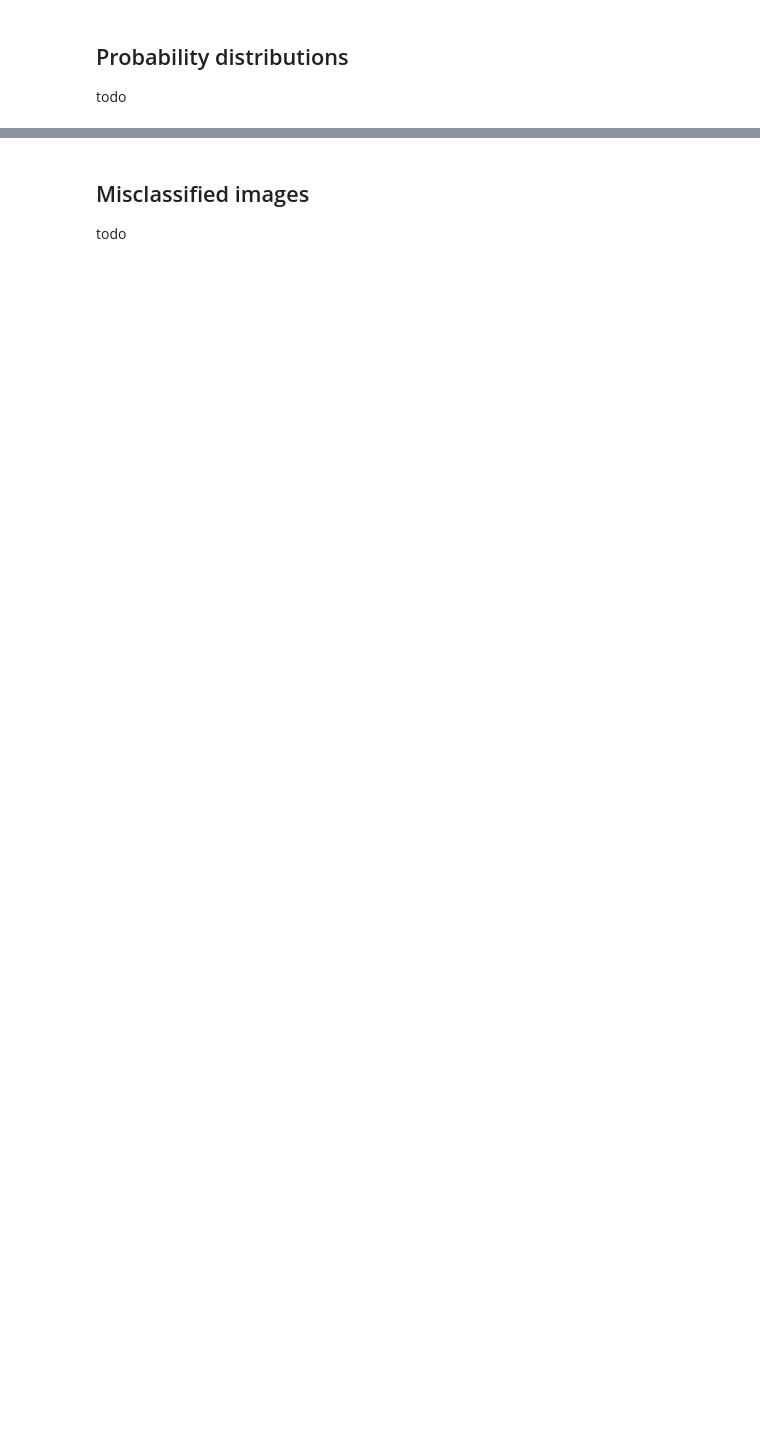
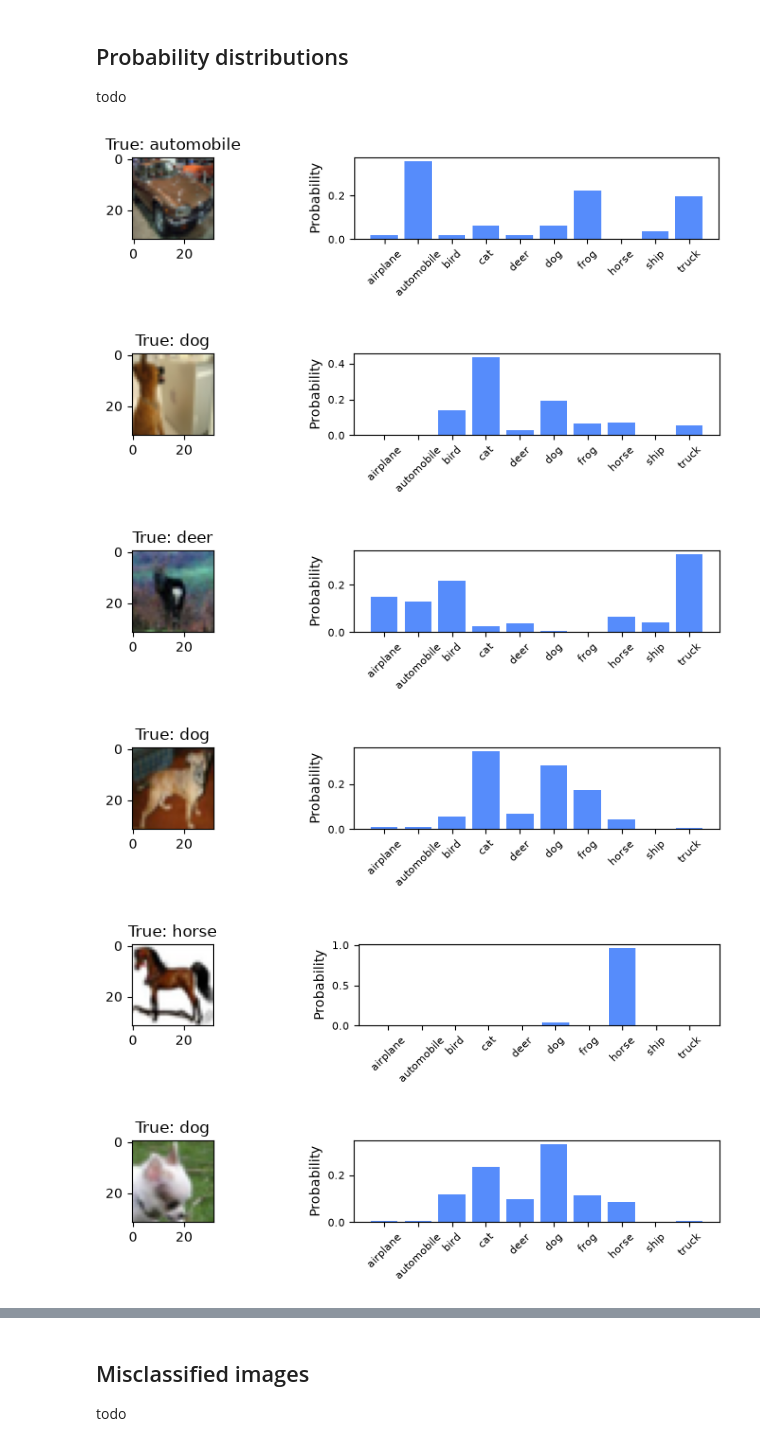
Before and after one commit to alekkiq/neural-networks-g5, a Jupyter notebook: mini-projects/cifar-10/fcn.ipynb, the cells around one changed output, grey strips where cells are left out. Cells and saved outputs as stored; diff of their text form; code cells hidden in the pictures; blank space fills up the shorter version.

```diff
--- a/mini-projects/cifar-10/fcn.ipynb
+++ b/mini-projects/cifar-10/fcn.ipynb
@@ -46,8 +52,14 @@ plt.show()
 
 todo
 # %%
-x_train = x_train.reshape(50000, 3072).astype("float32") / 255
-x_test = x_test.reshape(10000, 3072).astype("float32") / 255
+x_train = x_train.astype("float32")
+x_test = x_test.astype("float32")
+
+mean = x_train.mean(axis=(0,1,2))
+std = x_train.std(axis=(0,1,2))
+
+x_train = ((x_train - mean) / std).reshape(50000, 3072)
+x_test = ((x_test - mean) / std).reshape(10000, 3072)
 # %% [markdown]
 # 4. Modeling
 
@@ -104,14 +160,28 @@ print("Test accuracy: ", test_scores[1])
 
 todo
 # %%
+def to_img(x_flat):
+    img = x_flat.reshape(32, 32, 3) * std + mean
+    return np.clip(img / 255, 0, 1)
+
 y = model(x_test)
 start = 2000
 
 for k in range(10):
     plt.figure(figsize=(8, 2))
     plt.subplot(1, 2, 1)
-    plt.imshow(x_test[start+k].reshape(32, 32, 3))
-    plt.title("True: " + class_names[y_test[start+k]])
+    plt.imshow(to_img(x_test[start + k]))
+    plt.title("True: " + class_names[y_test[start+k]], fontsize=12)
     plt.subplot(1, 2, 2)
     plt.bar(np.arange(10), y[start+k].numpy().flatten())
-    plt.xticks(range(10), class_names, rotation=45)
+    plt.xticks(range(10), class_names, rotation=45, fontsize=8)
+    plt.yticks(fontsize=8)
+    plt.ylabel("Probability", fontsize=10)
+    plt.tight_layout()
+# %% [output]
+[figure, added]
+[figure, added]
+[figure, added]
+[figure, added]
+[figure, added]
+[figure, added]
```
Also changed, not shown: parts of 8 cells of this notebook.
